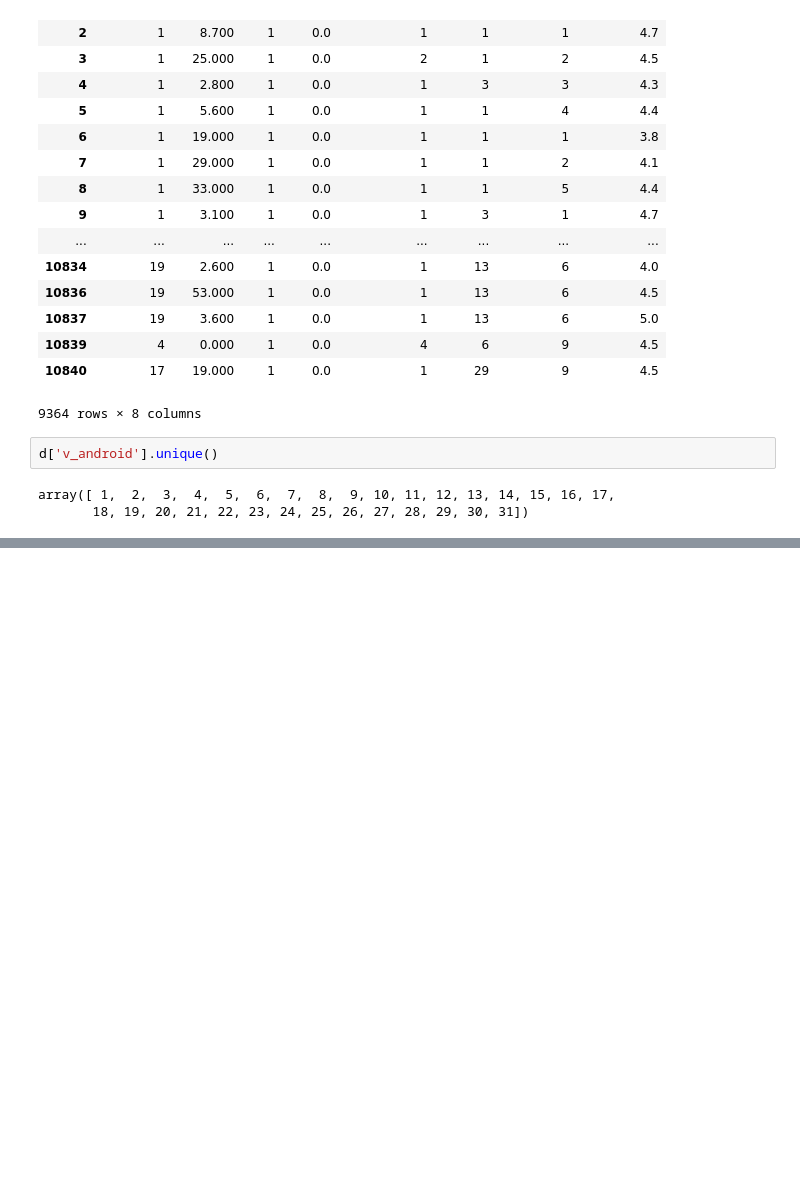
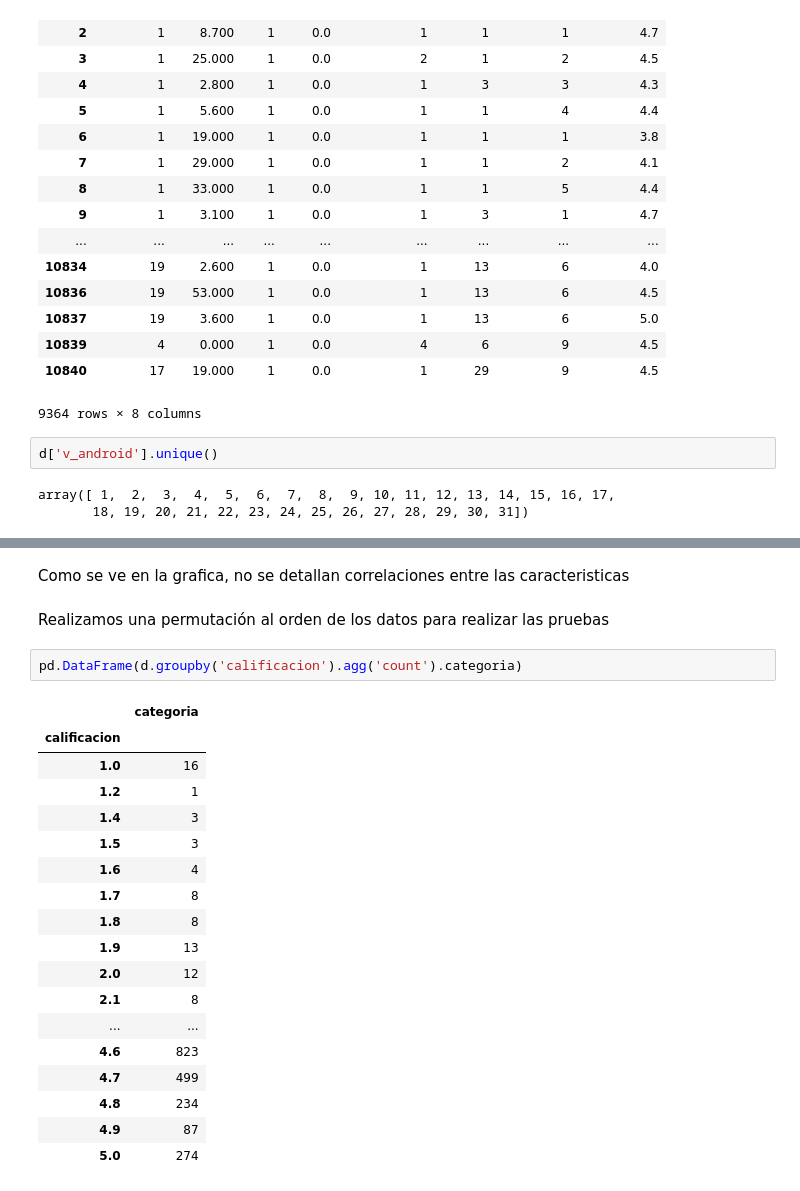
Before and after one commit to OscarAnCorzo/precalificador_apps, a Jupyter notebook: notebook/proyecto.ipynb, the cells around one changed output, grey strips where cells are left out. Drawn from its saved outputs; the diff is of its cells as text; blank space fills up the shorter version.

```diff
--- a/notebook/proyecto.ipynb
+++ b/notebook/proyecto.ipynb
@@ -659,0 +676,25 @@ d.describe()
+# %% [markdown]
+Como se ve en la grafica, no se detallan correlaciones entre las caracteristicas
+# %% [markdown]
+Realizamos una permutación al orden de los datos  para realizar las pruebas
+# %%
+pd.DataFrame(d.groupby('calificacion').agg('count').categoria)
+# %% [output]
+|  | categoria |
+| calificacion |  |
+| 1.0 | 16 |
+| 1.2 | 1 |
+| 1.4 | 3 |
+| 1.5 | 3 |
+| 1.6 | 4 |
+| 1.7 | 8 |
+| 1.8 | 8 |
+| 1.9 | 13 |
+| 2.0 | 12 |
+| 2.1 | 8 |
+| ... | ... |
+| 4.6 | 823 |
+| 4.7 | 499 |
+| 4.8 | 234 |
+| 4.9 | 87 |
+| 5.0 | 274 |
```
Also changed, not shown: parts of 7 cells of this notebook.
